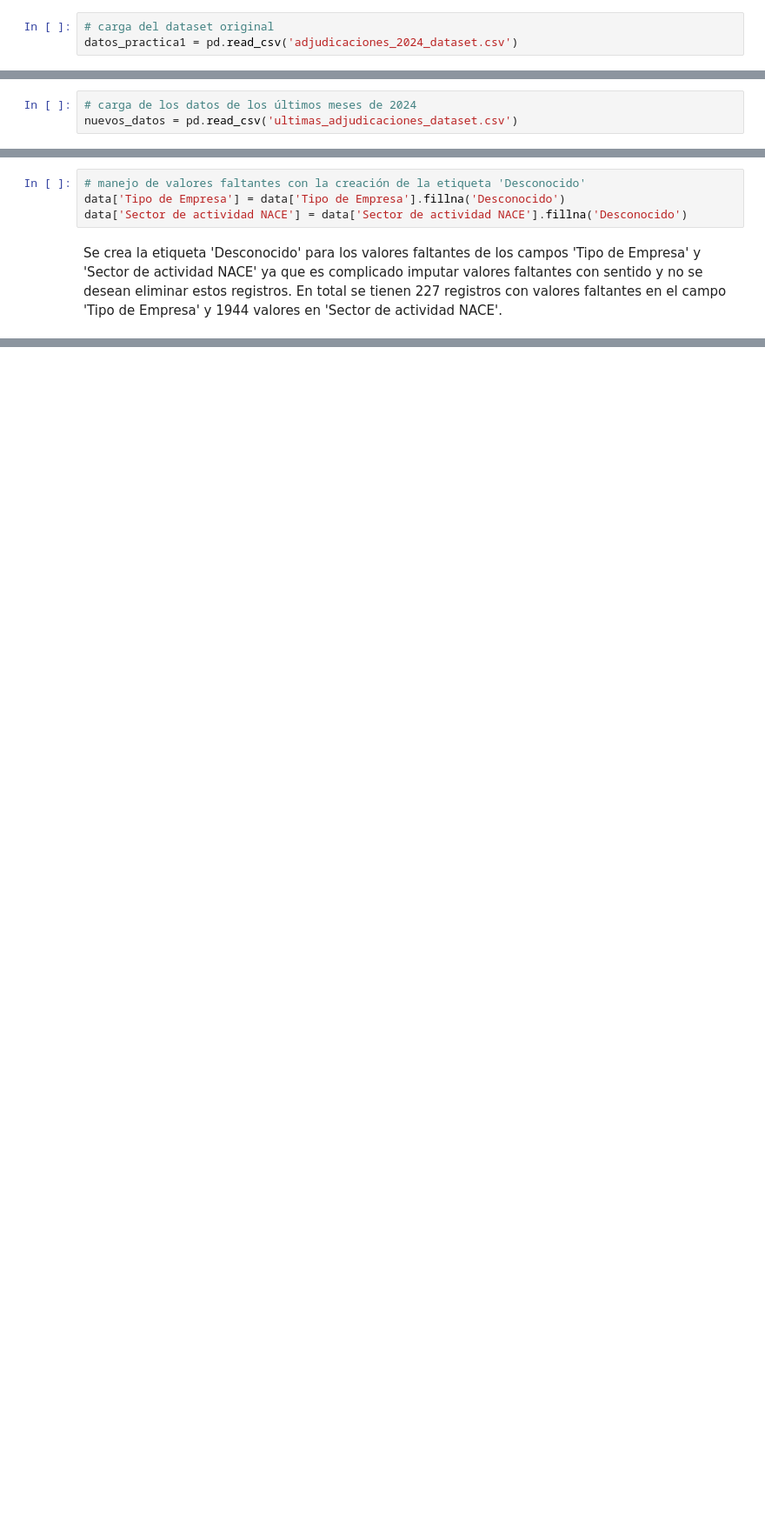
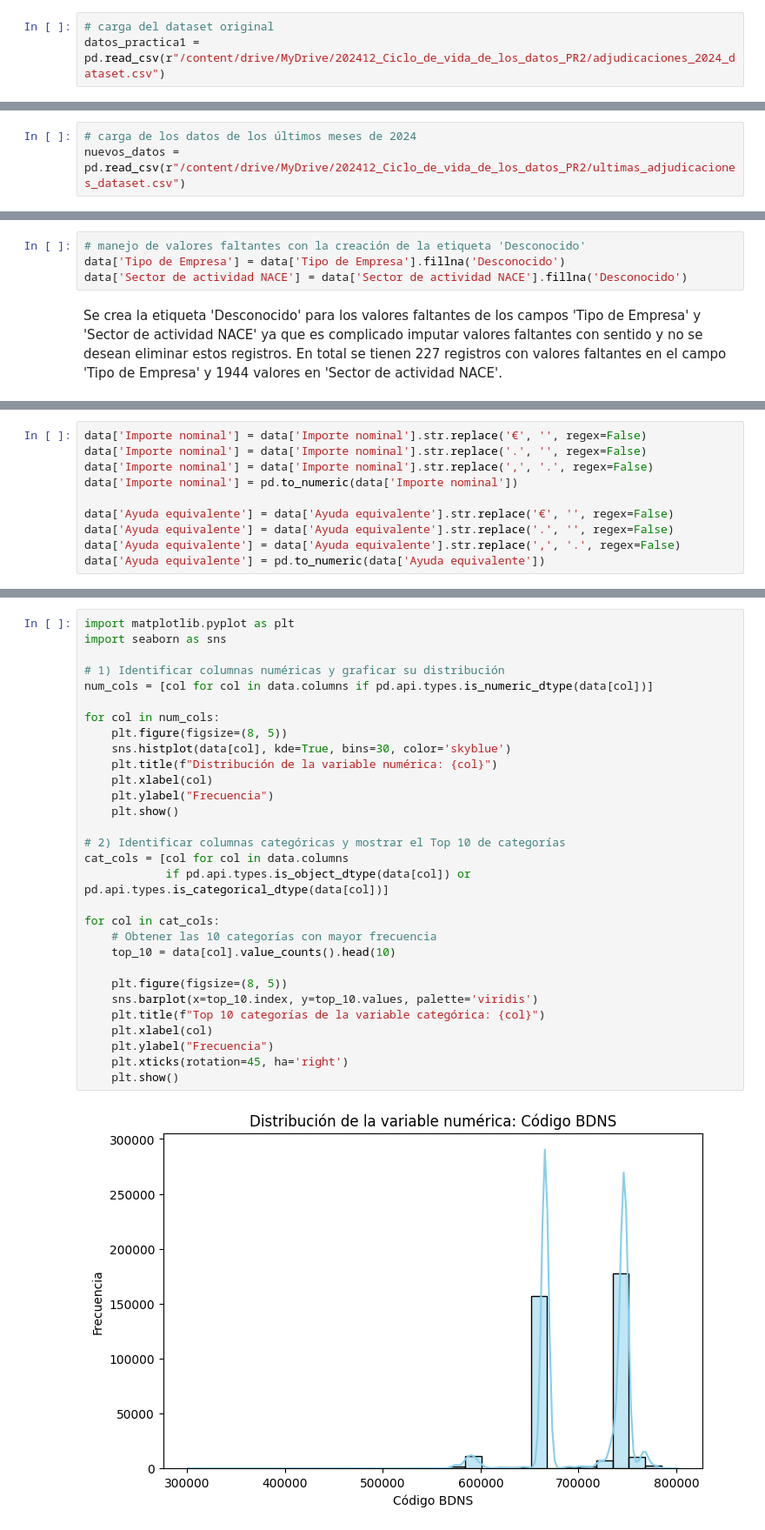
Before and after one commit to DataCiriano/Web-Scraping, a Jupyter notebook: Práctica 2/Modelado_datos.ipynb, the cells around one changed output, grey strips where cells are left out. Shown at 87% size. Cells and saved outputs as stored; diff of their text form; blank space fills up the shorter version.

```diff
--- a/Práctica 2/Modelado_datos.ipynb
+++ b/Práctica 2/Modelado_datos.ipynb
@@ -38,7 +47,7 @@ El dataset original entregado en la práctica 1 contiene datos desde enero hasta
 import pandas as pd
 # %%
 # carga del dataset original
-datos_practica1 = pd.read_csv('adjudicaciones_2024_dataset.csv')
+datos_practica1 = pd.read_csv(r"/content/drive/MyDrive/202412_Ciclo_de_vida_de_los_datos_PR2/adjudicaciones_2024_dataset.csv")
 # %%
 # comprobar que el dataset se cargó correctamente
 datos_practica1.shape
@@ -46,7 +55,7 @@ datos_practica1.shape
 (378958, 18)
 # %%
 # carga de los datos de los últimos meses de 2024
-nuevos_datos = pd.read_csv('ultimas_adjudicaciones_dataset.csv')
+nuevos_datos = pd.read_csv(r"/content/drive/MyDrive/202412_Ciclo_de_vida_de_los_datos_PR2/ultimas_adjudicaciones_dataset.csv")
 # %%
 # comprobar que el dataset se cargó correctamente
 nuevos_datos.shape
@@ -213,0 +213,10 @@ memory usage: 43.7+ MB
+# %%
+data['Importe nominal'] = data['Importe nominal'].str.replace('€', '', regex=False)
+data['Importe nominal'] = data['Importe nominal'].str.replace('.', '', regex=False)
+data['Importe nominal'] = data['Importe nominal'].str.replace(',', '.', regex=False)
+data['Importe nominal'] = pd.to_numeric(data['Importe nominal'])
+
+data['Ayuda equivalente'] = data['Ayuda equivalente'].str.replace('€', '', regex=False)
+data['Ayuda equivalente'] = data['Ayuda equivalente'].str.replace('.', '', regex=False)
+data['Ayuda equivalente'] = data['Ayuda equivalente'].str.replace(',', '.', regex=False)
+data['Ayuda equivalente'] = pd.to_numeric(data['Ayuda equivalente'])
@@ -213,0 +247,32 @@ memory usage: 43.7+ MB
+# %%
+import matplotlib.pyplot as plt
+import seaborn as sns
+
+# 1) Identificar columnas numéricas y graficar su distribución
+num_cols = [col for col in data.columns if pd.api.types.is_numeric_dtype(data[col])]
+
+for col in num_cols:
+    plt.figure(figsize=(8, 5))
+    sns.histplot(data[col], kde=True, bins=30, color='skyblue')
+    plt.title(f"Distribución de la variable numérica: {col}")
+    plt.xlabel(col)
+    plt.ylabel("Frecuencia")
+    plt.show()
+
+# 2) Identificar columnas categóricas y mostrar el Top 10 de categorías
+cat_cols = [col for col in data.columns
+            if pd.api.types.is_object_dtype(data[col]) or pd.api.types.is_categorical_dtype(data[col])]
+
+for col in cat_cols:
+    # Obtener las 10 categorías con mayor frecuencia
+    top_10 = data[col].value_counts().head(10)
+
+    plt.figure(figsize=(8, 5))
+    sns.barplot(x=top_10.index, y=top_10.values, palette='viridis')
+    plt.title(f"Top 10 categorías de la variable categórica: {col}")
+    plt.xlabel(col)
+    plt.ylabel("Frecuencia")
+    plt.xticks(rotation=45, ha='right')
+    plt.show()
+# %% [output]
+[figure, added]
```
Also changed, not shown: parts of 59 cells of this notebook, 1 other file.
